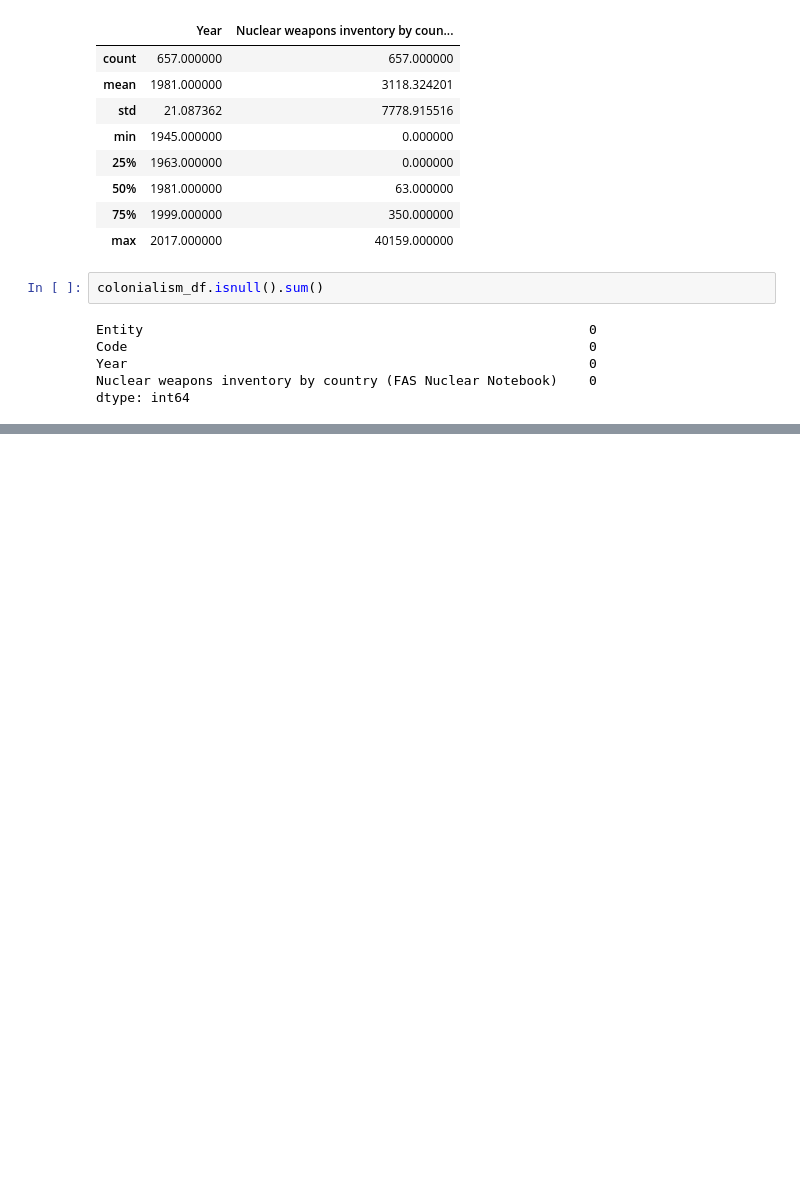
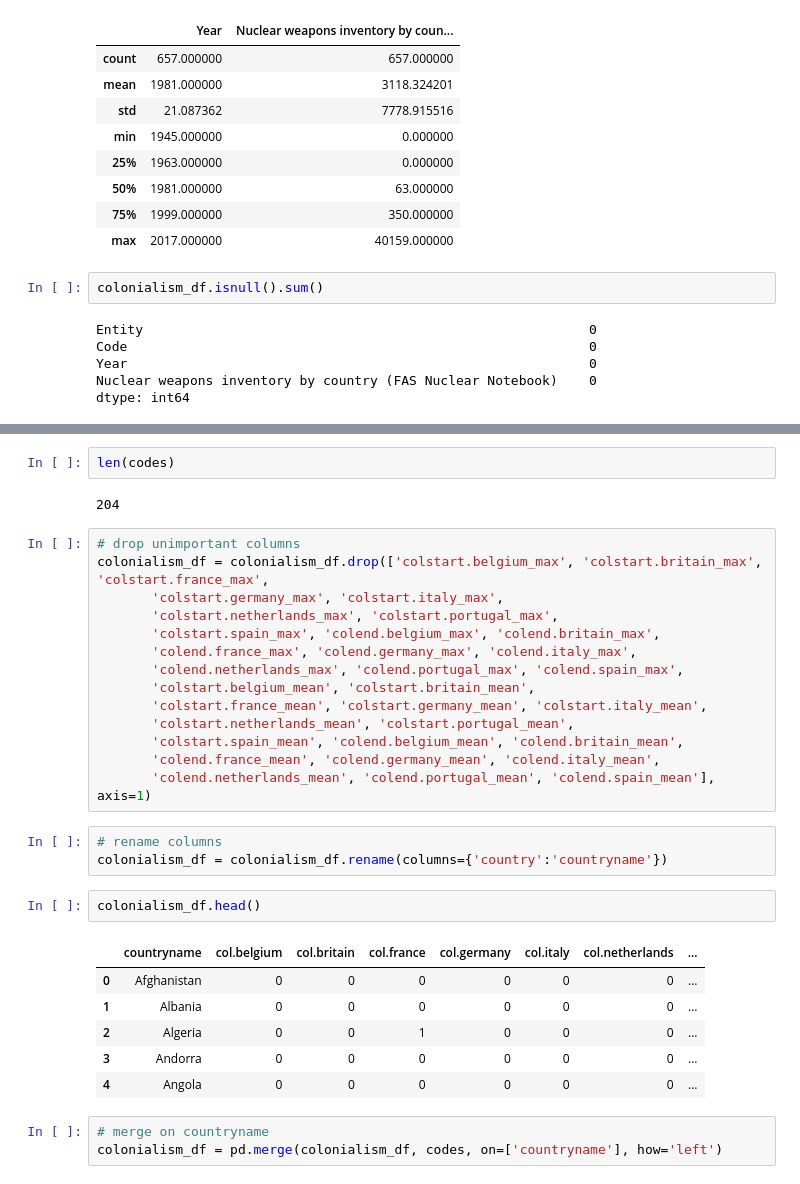
Before and after one commit to lauren-kirsh/Diversity-and-Respresentation-in-UN-Voting, a Jupyter notebook: notebook/UN_data_CO.ipynb, the cells around one changed output, grey strips where cells are left out. Drawn from its saved outputs; the diff is of its cells as text; blank space fills up the shorter version.

```diff
--- a/notebook/UN_data_CO.ipynb
+++ b/notebook/UN_data_CO.ipynb
@@ -89,0 +127,33 @@ dtype: int64
+# %%
+len(codes)
+# %% [output]
+204
+# %%
+# drop unimportant columns
+colonialism_df = colonialism_df.drop(['colstart.belgium_max', 'colstart.britain_max', 'colstart.france_max',
+       'colstart.germany_max', 'colstart.italy_max',
+       'colstart.netherlands_max', 'colstart.portugal_max',
+       'colstart.spain_max', 'colend.belgium_max', 'colend.britain_max',
+       'colend.france_max', 'colend.germany_max', 'colend.italy_max',
+       'colend.netherlands_max', 'colend.portugal_max', 'colend.spain_max',
+       'colstart.belgium_mean', 'colstart.britain_mean',
+       'colstart.france_mean', 'colstart.germany_mean', 'colstart.italy_mean',
+       'colstart.netherlands_mean', 'colstart.portugal_mean',
+       'colstart.spain_mean', 'colend.belgium_mean', 'colend.britain_mean',
+       'colend.france_mean', 'colend.germany_mean', 'colend.italy_mean',
+       'colend.netherlands_mean', 'colend.portugal_mean', 'colend.spain_mean'], axis=1)
+# %%
+# rename columns
+colonialism_df = colonialism_df.rename(columns={'country':'countryname'})
+# %%
+colonialism_df.head()
+# %% [output]
+|  | countryname | col.belgium | col.britain | col.france | col.germany | col.italy | col.netherlands | ... |
+| 0 | Afghanistan | 0 | 0 | 0 | 0 | 0 | 0 | ... |
+| 1 | Albania | 0 | 0 | 0 | 0 | 0 | 0 | ... |
+| 2 | Algeria | 0 | 0 | 1 | 0 | 0 | 0 | ... |
+| 3 | Andorra | 0 | 0 | 0 | 0 | 0 | 0 | ... |
+| 4 | Angola | 0 | 0 | 0 | 0 | 0 | 0 | ... |
+# %%
+# merge on countryname
+colonialism_df = pd.merge(colonialism_df, codes, on=['countryname'], how='left')
```
Also changed, not shown: parts of 21 cells of this notebook, 1 other file.
